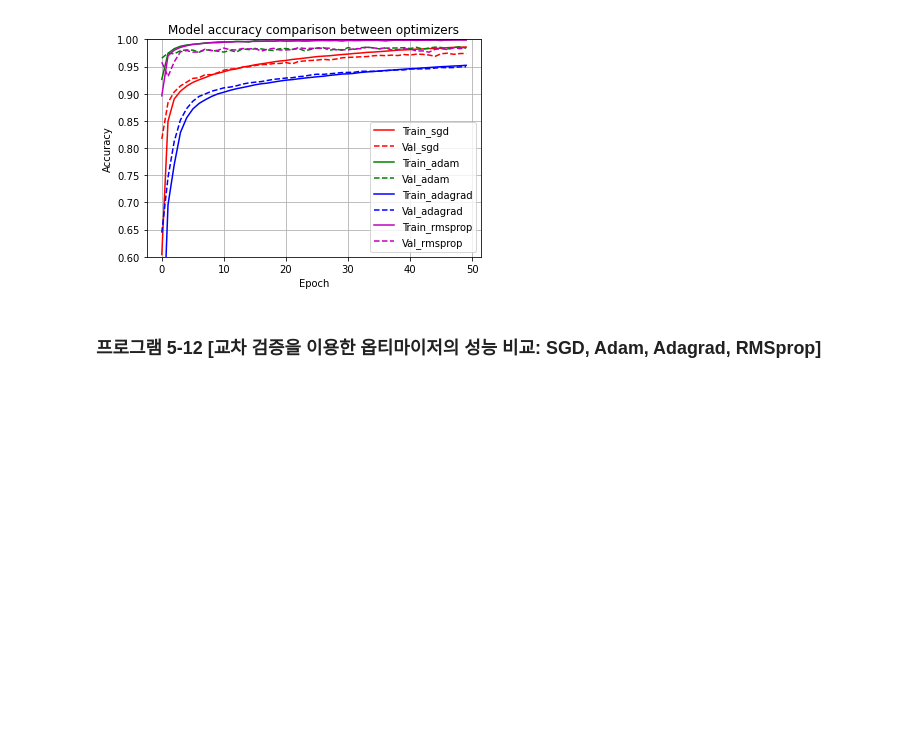
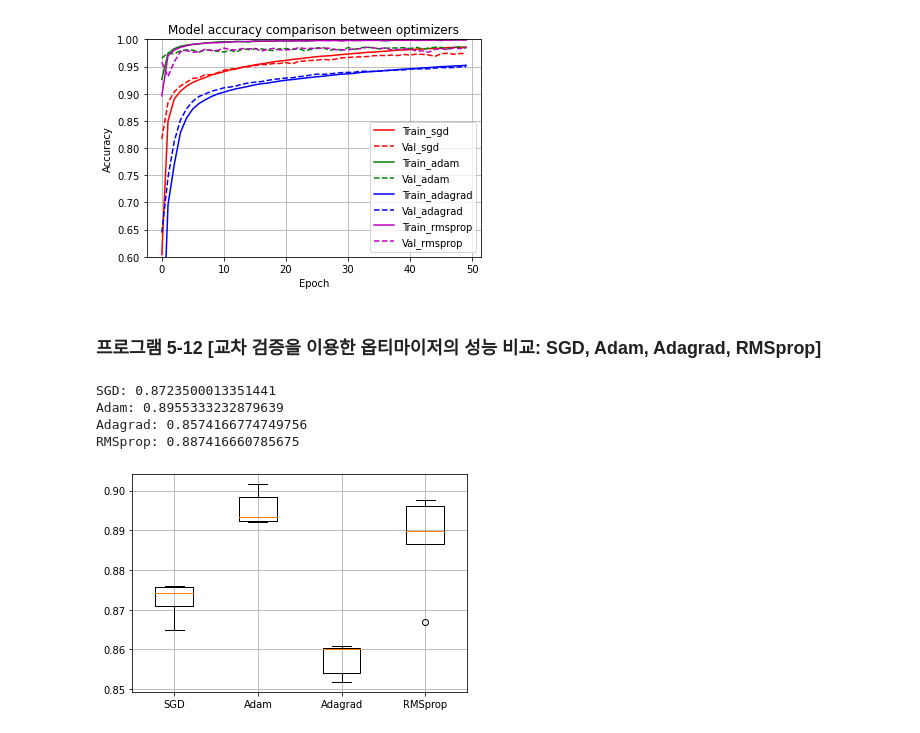
Before and after one commit to hassung/AI-with-Python, a Jupyter notebook: Chapter 5/Chapter 05.ipynb, the cells around one changed output. Cells and saved outputs as stored; diff of their text form; code cells hidden in the pictures; blank space fills up the shorter version.

```diff
--- a/Chapter 5/Chapter 05.ipynb
+++ b/Chapter 5/Chapter 05.ipynb
@@ -659,30 +659,37 @@ def build_model():
   return model
 
 # 교차 검증을 해주는 함수(서로 다른 옵티마이저(opt)에 대해)
 def cross_validation(opt):
   accuracy=[]
   for train_index,val_index in KFold(k).split(x_train):
     xtrain,xval=x_train[train_index],x_train[val_index]
     ytrain,yval=y_train[train_index],y_train[val_index]
     dmlp=build_model()
     dmlp.compile(loss='categorical_crossentropy',optimizer=opt,metrics=['accuracy'])
     dmlp.fit(xtrain,ytrain,batch_size=batch_siz,epochs=n_epoch,verbose=0)
     accuracy.append(dmlp.evaluate(xval,yval,verbose=0)[1])
+  return accuracy
 
 # 옵티마이저 4개에 대해 교차 검증을 실행
 acc_sgd=cross_validation(SGD())
 acc_adam=cross_validation(Adam())
 acc_adagrad=cross_validation(Adagrad())
 acc_rmsprop=cross_validation(RMSprop())
 
 # 네 모델의 정확률을 출력
 print("SGD:", np.array(acc_sgd).mean())
 print("Adam:", np.array(acc_adam).mean())
 print("Adagrad:", np.array(acc_adagrad).mean())
 print("RMSprop:", np.array(acc_rmsprop).mean())
 
 import matplotlib.pyplot as plt
 
 # 네 모델의 정확률을 하나의 그래프에서 비교
 plt.boxplot([acc_sgd,acc_adam,acc_adagrad,acc_rmsprop],labels=["SGD","Adam","Adagrad","RMSprop"])
 plt.grid()
+# %% [output]
+SGD: 0.8723500013351441
+Adam: 0.8955333232879639
+Adagrad: 0.8574166774749756
+RMSprop: 0.887416660785675
+[figure, added]
```
